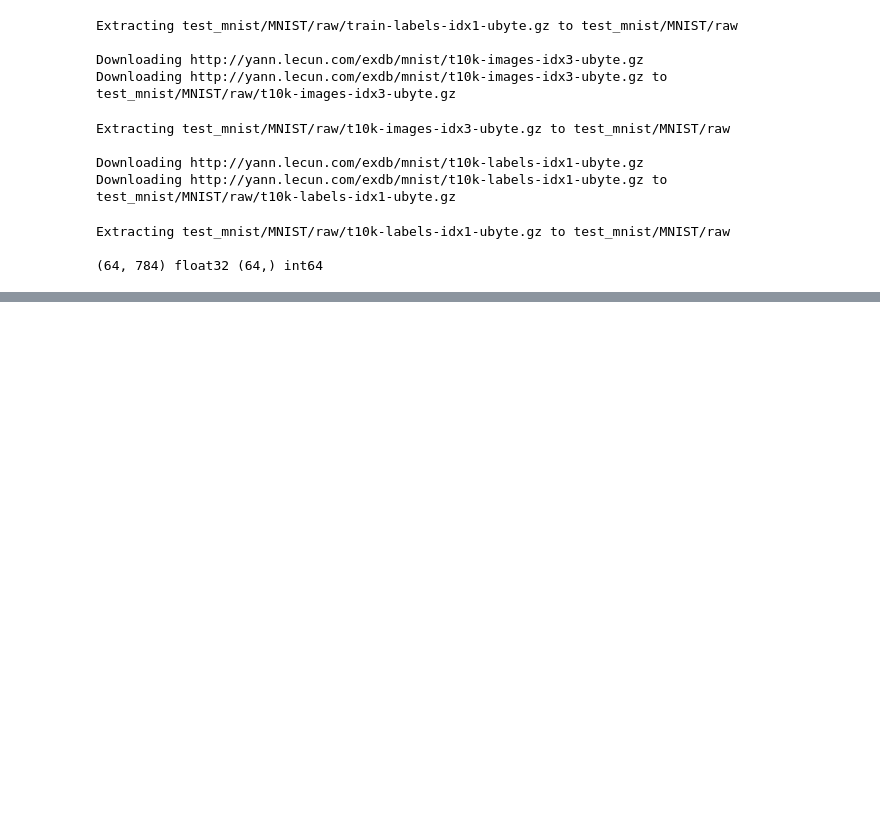
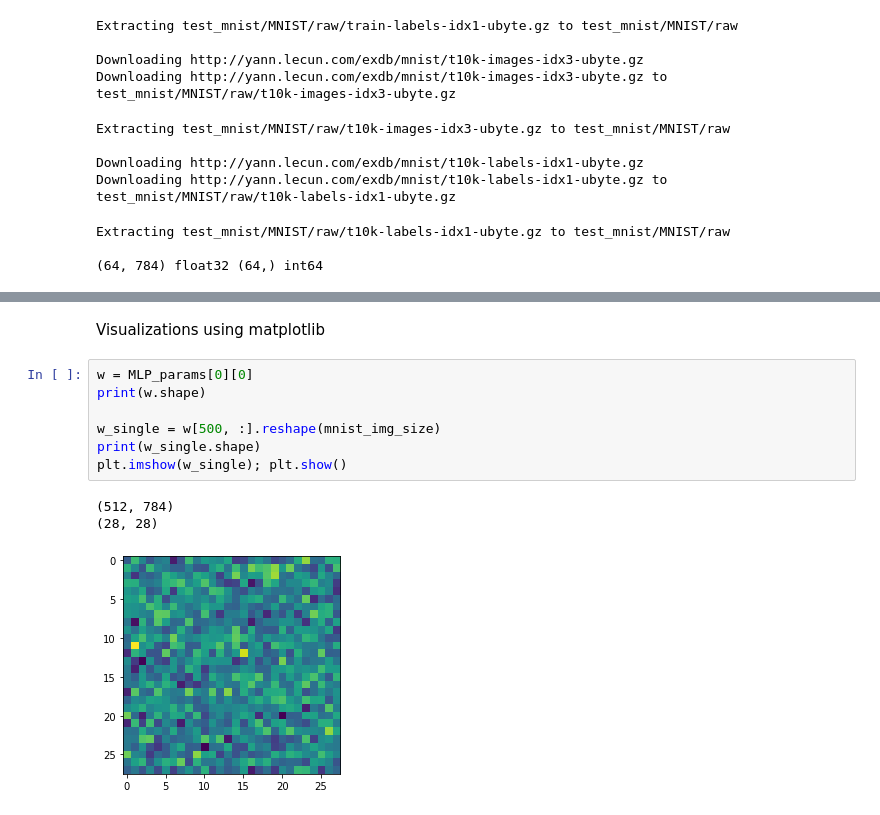
Before and after one commit to venkateshgali91/SRIP, a Jupyter notebook: notebooks/colab-github-demo.ipynb, the cells around one changed output, grey strips where cells are left out. Saved outputs shown, nothing was run; the diff lists cells and outputs as text; blank space fills up the shorter version.

```diff
--- a/notebooks/colab-github-demo.ipynb
+++ b/notebooks/colab-github-demo.ipynb
@@ -184,0 +207,13 @@ Epoch 9, train acc = 0.9903666973114014 test acc = 0.9763000011444092
+# %% [markdown]
+Visualizations using matplotlib
+# %%
+w = MLP_params[0][0]
+print(w.shape)
+
+w_single = w[500, :].reshape(mnist_img_size)
+print(w_single.shape)
+plt.imshow(w_single); plt.show()
+# %% [output]
+(512, 784)
+(28, 28)
+[figure, added]
```
Also changed, not shown: parts of 4 cells of this notebook.
